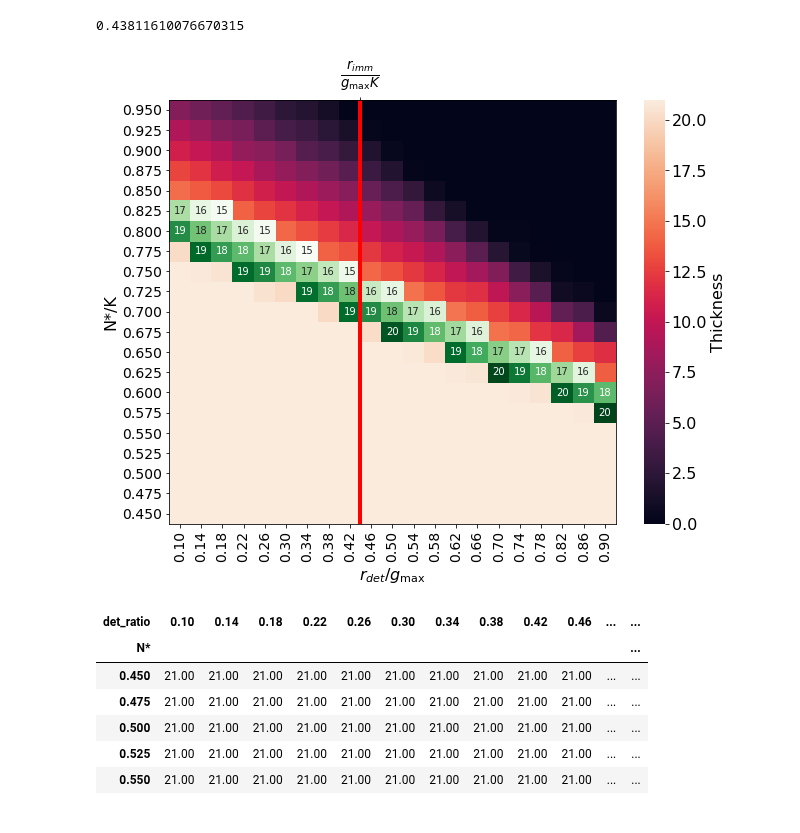
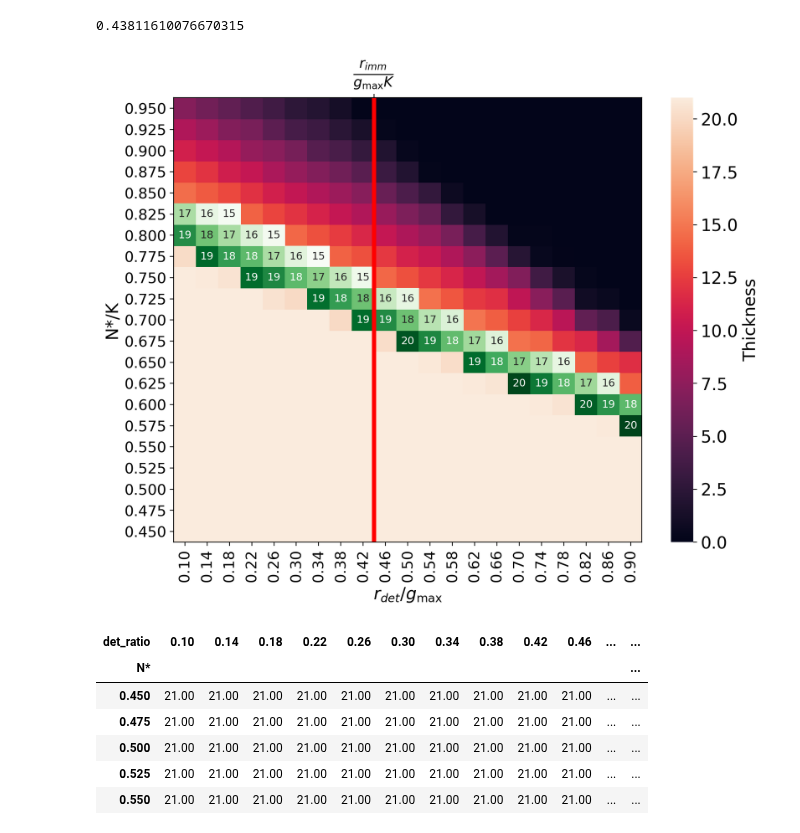
Before and after one commit to patricksinclair/multispecies_postprocessing, a Jupyter notebook: parameter_diagnostics/optimal_param_pairs.ipynb, the cells around one changed output. Saved outputs shown, nothing was run; the diff lists cells and outputs as text; code cells hidden in the pictures.

```diff
--- a/parameter_diagnostics/optimal_param_pairs.ipynb
+++ b/parameter_diagnostics/optimal_param_pairs.ipynb
@@ -40,7 +40,7 @@ param_data['det_ratio'] = param_data['det_rate']/max_gRate
 # %%
 pivot = param_data.pivot(index='N*', columns='det_ratio', values='thickness')
 # %%
-fig, ax = plt.subplots()
+fig, ax = plt.subplots(dpi=220)
 fig.set_size_inches(10, 7.8)
 titleSize = 16
 labelSize = 16
@@ -58,34 +58,35 @@ ax = sns.heatmap(pivot, annot=False)
 ax_masked = sns.heatmap(pivot, mask=masko, cmap='Greens', cbar=False, annot=True)
 #ax_masked2 = sns.heatmap(pivot, mask=phase_mask, cmap='Blues', cbar=False, annot=True)
 
 ax.invert_yaxis()
 labels_x = [label.get_text() for label in ax.get_xticklabels()]
 ax.set_xticklabels(map(lambda x: "{:.2f}".format(float(x)), labels_x))
 labels_y = [label.get_text() for label in ax.get_yticklabels()]
 ax.set_yticklabels(map(lambda y: "{:.3f}".format(float(y)), labels_y))
 
 ax2 = ax.twiny()
 ax2.set_xlim(0.078, 0.92)
 ax2.axvline(x=phase2_lim/max_gRate, linewidth=4, color='r')
 print(phase2_lim/max_gRate)
 
 ax.set_xlabel('$r_{det}/g_{\max}$', fontsize=labelSize)
 ax.set_ylabel('N*/K', fontsize=labelSize)
 ax.xaxis.set_tick_params(labelsize=numbersize)
 ax2.xaxis.set_tick_params(labelsize=numbersize+5)
 ax.yaxis.set_tick_params(labelsize=numbersize)
 
 ax2.set_xticks([phase2_lim_scaled])
 ax2.set_xticklabels(["$\\frac{r_{imm}}{g_{\max}K}$"])
 
 cbar = ax.collections[0].colorbar
 cbar.ax.tick_params(labelsize=labelSize)
 cbar.set_label("Thickness", fontsize=labelSize)
 
+plt.savefig('plots/optimalNThreshAndRDet.pdf')
 plt.show()
 # %% [output]
 0.43811610076670315
-[figure, old version]
+[figure, new version]
 # %%
 pivot
 # %% [output]
```
Also changed, not shown: 2 other files.
